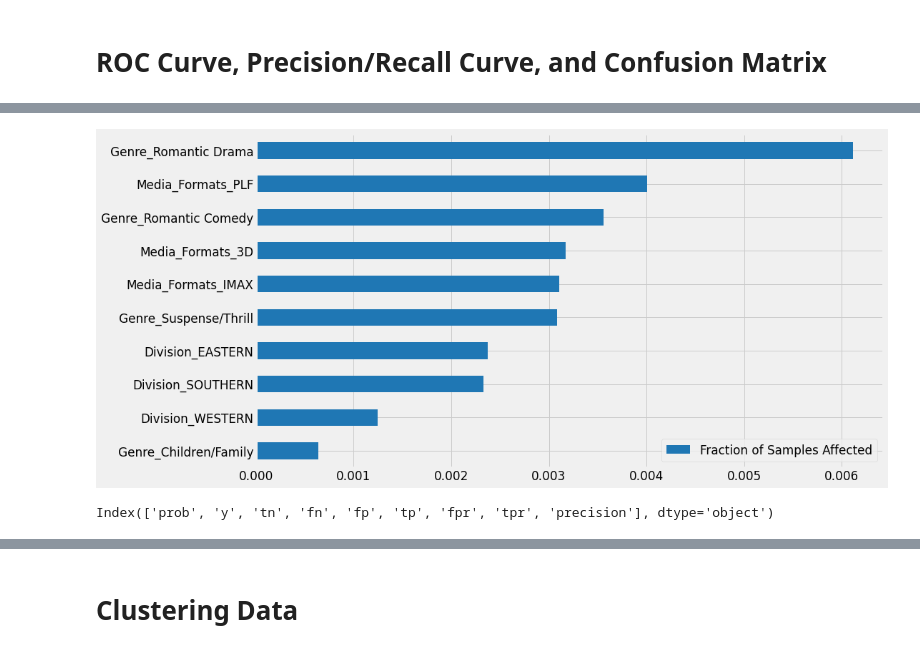
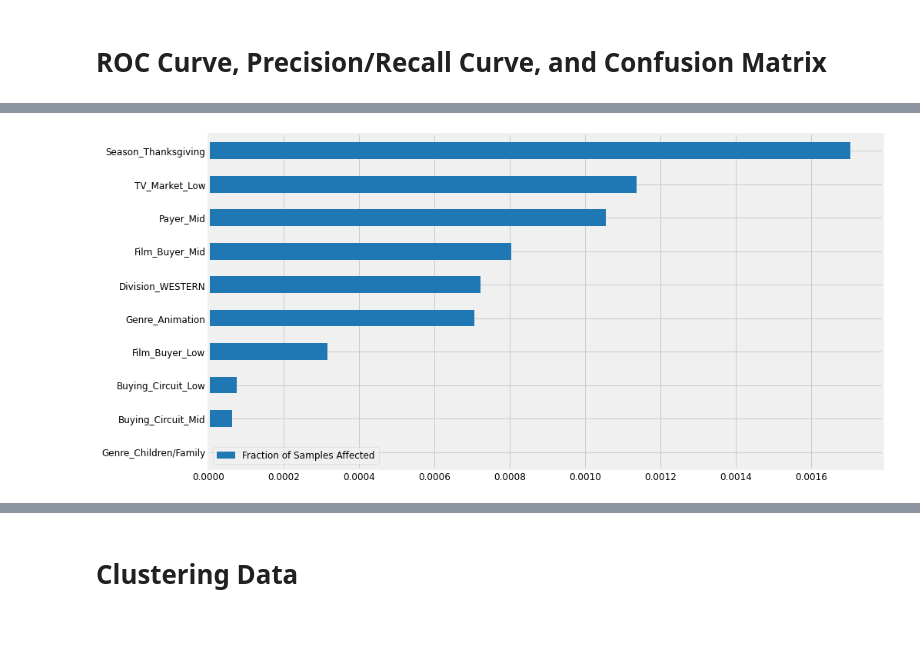
Before and after one commit to xazsanch/Identifiying-Over-and-Under-Performing-US-Movie-Theaters, a Jupyter notebook: over_under_theatres.ipynb, the cells around one changed output, grey strips where cells are left out. Drawn from its saved outputs; the diff is of its cells as text; code cells hidden in the pictures.

```diff
--- a/over_under_theatres.ipynb
+++ b/over_under_theatres.ipynb
@@ -745,12 +531,0 @@ yt_display = yt_views.copy()
-# %%
-full_movie = genre_df.merge(yt_views,how='left',left_on='title',right_on='Film (Distributor)')
-
-full_movie.drop(['Dist','TITLE','Release Date','Trailer Link','title','Opening Weekend','year'],axis=1,inplace=True)
-full_movie['YT Trailer Views'] = full_movie['YT Trailer Views'].swifter.apply(lambda x: x.replace(' M',""))
-full_movie['YT Trailer Views'] = full_movie['YT Trailer Views'].astype(float)
-#with pd.option_context("display.max_rows", 1000):
-#    display(full_movie)
-
-full_movie['budget_to_YT'] = round(full_movie['budget']/(full_movie['YT Trailer Views']*1000000),3)
-#full_movie.drop(['budget','YT Trailer Views'],axis=1,inplace=True)
-full_movie
@@ -771,7 +532,14 @@ full_movie
 # %%
-iter2 = ow_genreavg[['Media_Formats','Release','Division','Genre','over_index']]
-iter2 = iter2.merge(full_movie[['Film (Distributor)','# of Runs','Rating','Season','runtime','OW to YT','budget_to_YT']],how='left',left_on='Release',right_on='Film (Distributor)')
-iter2_1hot = pd.get_dummies(data=iter2,columns=['Media_Formats','Division','Genre','Rating','Season'],drop_first=True)
-#iter2_full = iter2.merge(iter2_1hot,how='left',left_on='Release',right_on='Release')
-iter2_1hot.drop(['Release','Film (Distributor)'],axis=1,inplace=True)
-iter2_1hot.tail(2)
+iter4 = ow_locavg[['Media_Formats','Release','Film_Buyer','Buying_Circuit','Payer','TV_Market','City','Division','Genre','over_index']]
+iter4 = iter4.merge(full_movie[['Film (Distributor)','# of Runs','Rating','Season','runtime','budget','YT Trailer Views']],how='left',left_on='Release',right_on='Film (Distributor)')
+
+scale = StandardScaler()
+num_cols = ['# of Runs','runtime','budget','YT Trailer Views']
+scale = StandardScaler()
+iter4[num_cols]=scale.fit_transform(iter4[num_cols])
+
+
+iter4_1hot = pd.get_dummies(data=iter4,columns=['Media_Formats','Film_Buyer','Buying_Circuit','Payer','TV_Market','City','Division','Genre','Rating','Season'],drop_first=True)
+iter5 = iter4_1hot.copy()
+iter4_1hot.drop(['Release','Film (Distributor)'],axis=1,inplace=True)
+#iter4_1hot.tail(2)
@@ -798,7 +545,0 @@ iter3_1hot.tail(2)
-# %%
-iter4 = ow_locavg[['Media_Formats','Release','Division','Genre','over_index']]
-iter4 = iter4.merge(full_movie[['Film (Distributor)','# of Runs','Rating','Season','runtime','OW to YT','budget_to_YT']],how='left',left_on='Release',right_on='Film (Distributor)')
-iter4_1hot = pd.get_dummies(data=iter4,columns=['Media_Formats','Division','Genre','Rating','Season'],drop_first=True)
-iter5 = iter4_1hot.copy()
-iter4_1hot.drop(['Release','Film (Distributor)'],axis=1,inplace=True)
-iter4_1hot.tail(2)
@@ -939,8 +694,3 @@ GB: Recall Score - 0.7018
-# %%
-scale = StandardScaler()
-runs = iter4_1hot['# of Runs']
-transform = scale.fit_transform(runs.values.reshape(-1,1))
-iter4_1hot['# of Runs'] = transform
 # %%
 y = iter4_1hot['over_index']
 X = iter4_1hot.drop(columns=['over_index'])
@@ -1226,15 +920,11 @@ plot_precision_recall(ax2, gb_df,gb_model)
 # %%
 # Plot the feature importance
-feat_scores = pd.DataFrame({'Fraction of Samples Affected' : rf_model.feature_importances_},
+feat_scores = pd.DataFrame({'Fraction of Samples Affected' : gb_model.feature_importances_},
                            index=X.columns)
 feat_scores = feat_scores.sort_values(by='Fraction of Samples Affected').head(10)
 feat_scores.plot(kind='barh', figsize = (14,8),color='tab:blue');
 # %% [output]
-[figure, old version]
+[figure, new version]
-# %%
-rf_df.columns
-# %% [output]
-Index(['prob', 'y', 'tn', 'fn', 'fp', 'tp', 'fpr', 'tpr', 'precision'], dtype='object')
 # %%
 # manual shuffle
 from sklearn.model_selection import ShuffleSplit
```
Also changed, not shown: parts of 118 cells of this notebook, 16 other files.
